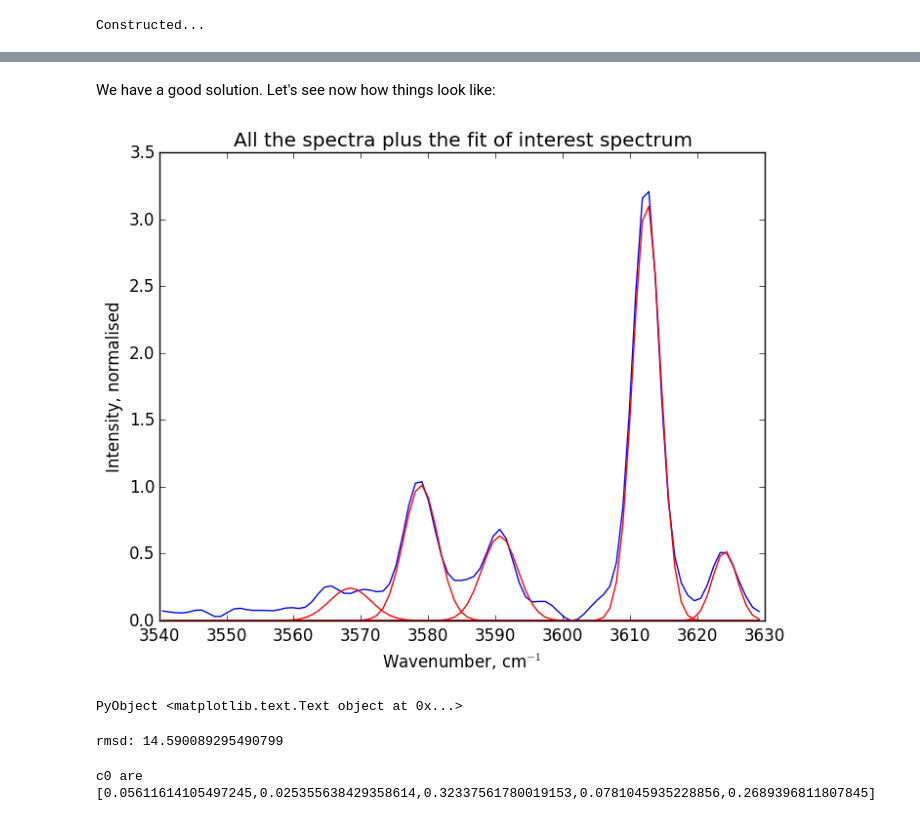
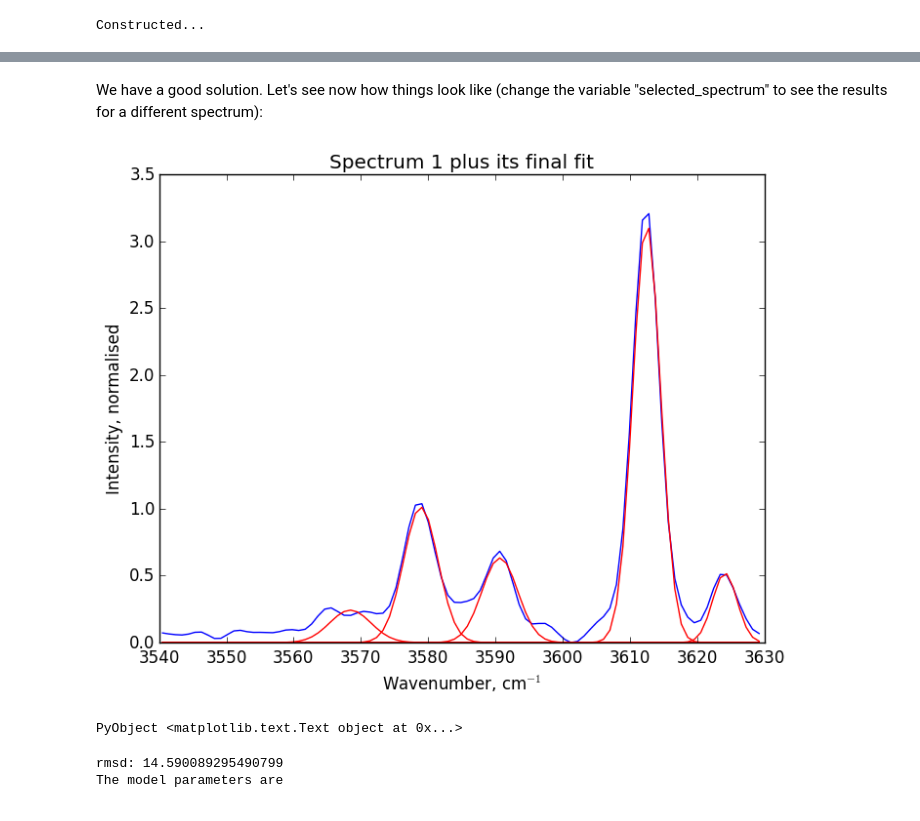
Before and after one commit to charlesll/Spectra.jl, a Jupyter notebook: examples/Diffusion_gauss_JuMPJulia.ipynb, the cells around one changed output, grey strips where cells are left out. Cells and saved outputs as stored; diff of their text form; code cells hidden in the pictures.

```diff
--- a/examples/Diffusion_gauss_JuMPJulia.ipynb
+++ b/examples/Diffusion_gauss_JuMPJulia.ipynb
@@ -139,35 +161,36 @@ Total CPU secs in NLP function evaluations           =     11.530
 EXIT: Optimal Solution Found.
 Solver status: Optimal
 # %% [markdown]
-We have a good solution. Let's see now how things look like:
+We have a good solution. Let's see now how things look like (change the variable "selected_spectrum" to see the results for a different spectrum):
 # %%
 # parameter extractions
 mod_co_f = getValue(g_c0)
 mod_c1_f = getValue(g_c1)
 mod_D_f = getValue(g_D)
 mod_f_f = getValue(g_freq)
 mod_hwhm_f = getValue(g_hwhm)
 
 selected_spectrum = 1 #for peak fitting figures
 model,peaks = peak_diffusion(mod_co_f, mod_c1_f, mod_D_f, mod_f_f, mod_hwhm_f, x_fit, time)
 interest_compos = peaks[selected_spectrum*length(x)+1:selected_spectrum*length(x)+length(x),:]
 
 fig = figure()
 #plot(x, y[:,:],color="black",label="All profil")
 plot(x, y[:,selected_spectrum],color="blue",label="SOI")
 plot(x,interest_compos[:,:],color="red",label="Guess fit")
-title("All the spectra plus the fit of interest spectrum")
+title("Spectrum $(selected_spectrum) plus its final fit")
 xlabel(L"Wavenumber, cm$^{-1}$")
 ylabel("Intensity, normalised")
 # %% [output]
-[figure, old version]
+[figure, new version]
 PyObject <matplotlib.text.Text object at 0x...>
-rmsd: 14.590089295490799
 # %%
+println("The model parameters are")
 println("c0 are $(mod_co_f)")
 println("c1 are $(mod_c1_f)")
 println("D are $(mod_D_f)")
 println("frequency are $(mod_f_f)")
 println("hwhm are $(mod_hwhm_f)")
 # %% [output]
-c0 are [0.05611614105497245,0.025355638429358614,0.32337561780019153,0.0781045935228856,0.2689396811807845]
+rmsd: 14.590089295490799
+The model parameters are
```
Also changed, not shown: parts of 18 cells of this notebook.
